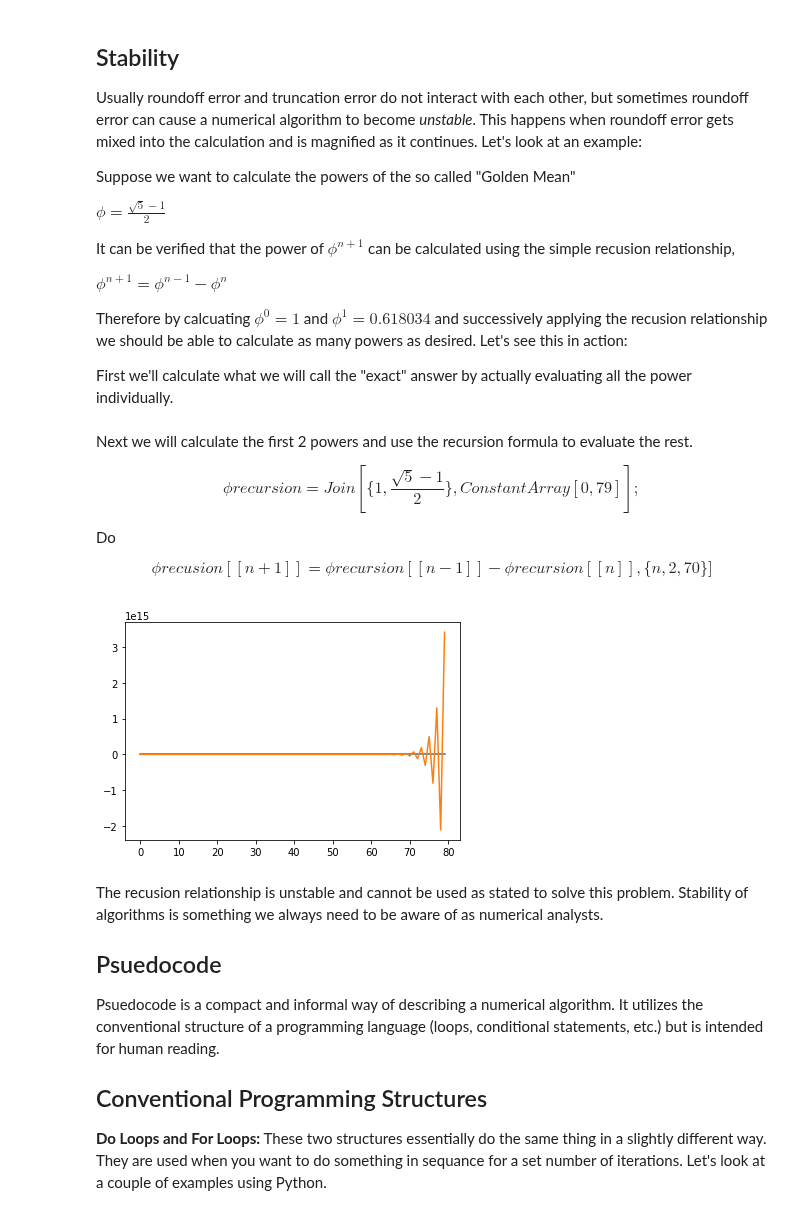
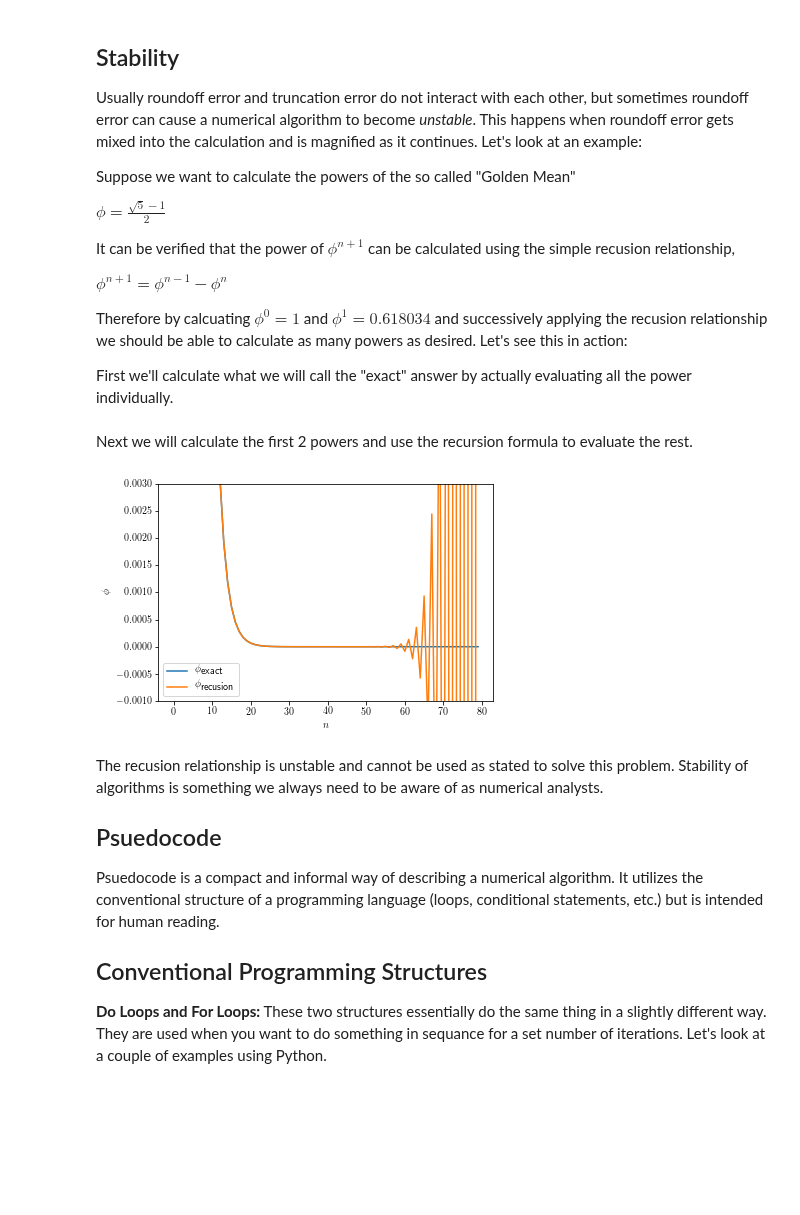
Before and after one commit to johntfoster/numerical_methods_book, a Jupyter notebook: Chapter1.ipynb, the cells around one changed output. Cells and saved outputs as stored; diff of their text form; code cells hidden in the pictures; blank space fills up the shorter version.

```diff
--- a/Chapter1.ipynb
+++ b/Chapter1.ipynb
@@ -97,34 +97,34 @@ Therefore by calcuating $\phi^0 = 1$ and $\phi^1 = 0.618034$ and successively ap
 
 First we'll calculate what we will call the "exact" answer by actually evaluating all the power individually.
 # %%
-phi_exact = 0.5 * (np.sqrt(5) - 1) ** np.arange(80)
+phi_exact = (np.sqrt(5) / 2 - 1 / 2) ** np.arange(80)
 # %% [markdown]
 Next we will calculate the first 2 powers and use the recursion formula to evaluate the rest.
-
-$$
-\phi recursion = Join [\{1,\frac{\sqrt{5}-1}{2}\},ConstantArray[0,79]];
-$$
-
-Do
-
-$$
-\phi recusion[[n+1]]=\phi recursion[[n-1]] - \phi recursion[[n]],\{n,2,70\}]
-$$
 # %%
 phi_recursion = np.zeros(80)
 phi_recursion[0] = 1
-phi_recursion[1] = 0.5 * (np.sqrt(5) - 1)
+phi_recursion[1] = (np.sqrt(5) / 2 - 1 / 2)
 
-for n in range(2,79):
+for n in range(1,79):
     phi_recursion[n + 1] = phi_recursion[n - 1] - phi_recursion[n]
-# %%
-import matplotlib.pyplot as plt
-
-fig, ax = plt.subplots()
-ax.plot(phi_exact)
-ax.plot(phi_recursion);
-# %% [output]
-[figure, removed]
+# %%
+import matplotlib
+import matplotlib.pyplot as plt
+
+matplotlib.rcParams['text.usetex'] = True
+matplotlib.rcParams['text.latex.preamble'] = [
+    r'\usepackage{amsmath}',
+    r'\usepackage{amssymb}']
+
+fig, ax = plt.subplots()
+ax.plot(phi_exact, label=r'$\phi_{\mbox{exact}}$')
+ax.plot(phi_recursion, label=r'$\phi_{\mbox{recusion}}$')
+ax.set_ylim([-0.001, 0.003])
+ax.set_ylabel(r'$\phi$')
+ax.set_xlabel(r'$n$')
+ax.legend();
+# %% [output]
+[figure, added]
 # %% [markdown]
 The recusion relationship is unstable and cannot be used as stated to solve this problem. Stability of algorithms is something we always need to be aware of as numerical analysts.
 
```
Also changed, not shown: parts of 4 cells of this notebook, 2 other files.
